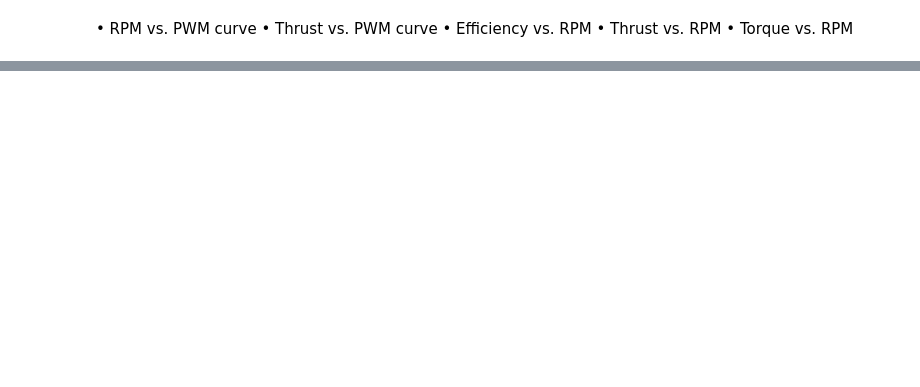
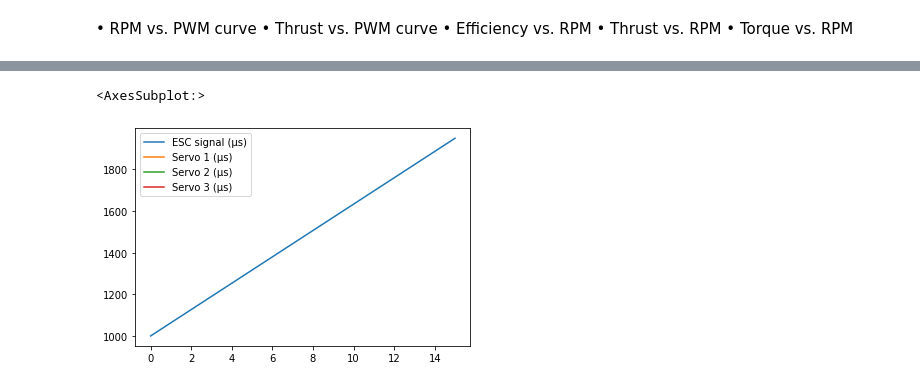
Before and after one commit to twhsu-stanley/Quadrotor_object_following, a Jupyter notebook: ReportNotebooks/MotorCalibration.ipynb, the cells around one changed output, grey strips where cells are left out. Cells and saved outputs as stored; diff of their text form; code cells hidden in the pictures; blank space fills up the shorter version.

```diff
--- a/ReportNotebooks/MotorCalibration.ipynb
+++ b/ReportNotebooks/MotorCalibration.ipynb
@@ -45,0 +57,6 @@ plt.tight_layout()
+# %%
+df[['ESC signal (µs)', 'Servo 1 (µs)', 'Servo 2 (µs)',
+       'Servo 3 (µs)']].plot()
+# %% [output]
+<AxesSubplot:>
+[figure, added]
```
Also changed, not shown: parts of 6 cells of this notebook, 2 other files.
